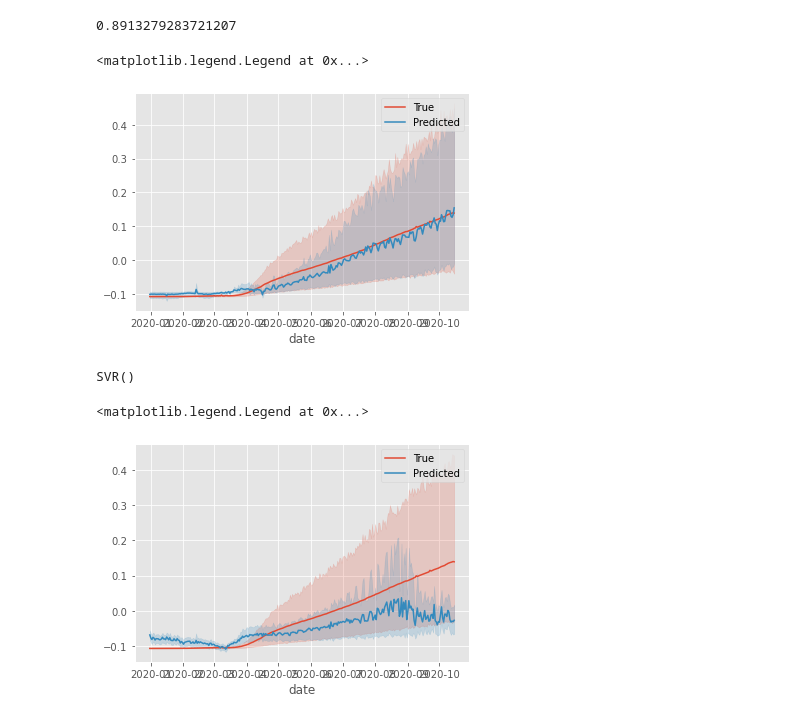
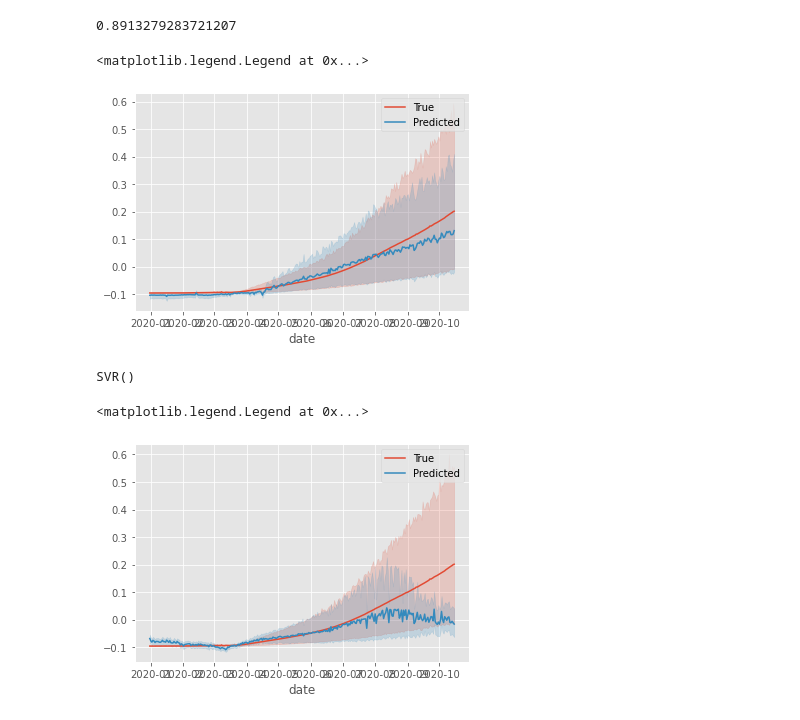
Before and after one commit to dexhrestha/ai-internship-genese, a Jupyter notebook: week 6/Covid-19-Analysis.ipynb, the cells around one changed output. Drawn from its saved outputs; the diff is of its cells as text; code cells hidden in the pictures.

```diff
--- a/week 6/Covid-19-Analysis.ipynb
+++ b/week 6/Covid-19-Analysis.ipynb
@@ -464,14 +460,14 @@ print(model.score(X_test, Y_test))
 0.8913279283721207
 # %%
 #Prediction on whole data
-predicted = rr.predict(df.drop('total_deaths',axis=1))
+predicted = rr.predict(df.drop('total_cases',axis=1))
 fig, ax = plt.subplots()
-sns.lineplot(x=df.index,y=df['total_deaths'].values,ax=ax)
+sns.lineplot(x=df.index,y=df['total_cases'].values,ax=ax)
 sns.lineplot(x=df.index.values,y=predicted,ax=ax)
 plt.legend(['True','Predicted'])
 # %% [output]
 <matplotlib.legend.Legend at 0x...>
-[figure, old version]
+[figure, new version]
 # %%
 from sklearn.svm import SVR
 regressor = SVR(kernel='rbf')
@@ -480,14 +476,14 @@ regressor.fit(X_train,Y_train)
 SVR()
 # %%
 #Prediction on whole data
-predicted = regressor.predict(df.drop('total_deaths',axis=1))
+predicted = regressor.predict(df.drop('total_cases',axis=1))
 fig, ax = plt.subplots()
-sns.lineplot(x=df.index,y=df['total_deaths'].values,ax=ax)
+sns.lineplot(x=df.index,y=df['total_cases'].values,ax=ax)
 sns.lineplot(x=df.index.values,y=predicted,ax=ax)
 plt.legend(['True','Predicted'])
 # %% [output]
 <matplotlib.legend.Legend at 0x...>
-[figure, old version]
+[figure, new version]
 # %%
 import xgboost as xgb
 from sklearn.model_selection import RandomizedSearchCV
```
Also changed, not shown: parts of 12 cells of this notebook.
